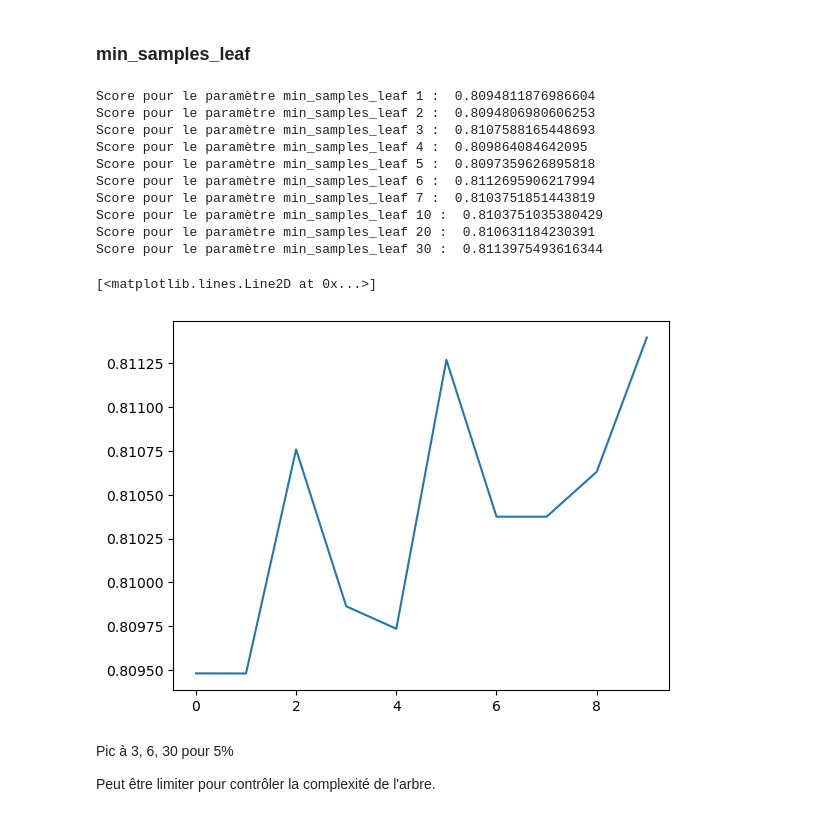
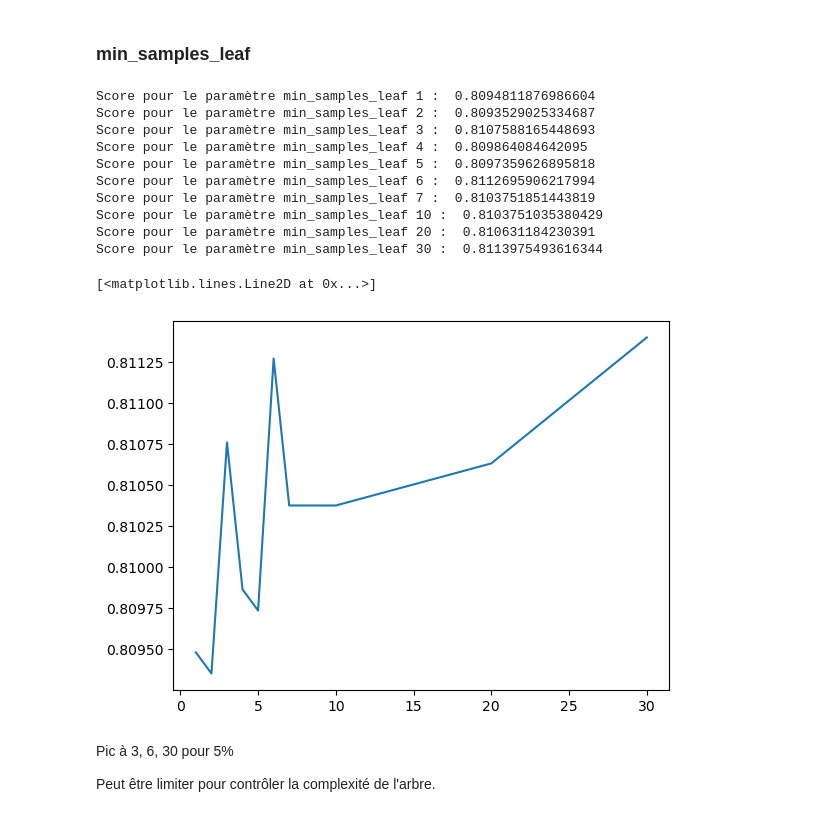
Before and after one commit to thomasclgnt/AS, a Jupyter notebook: GradientBoosting.ipynb, the cells around one changed output. Saved outputs shown, nothing was run; the diff lists cells and outputs as text; code cells hidden in the pictures.

Commit message:
maj abscisse graphes

```diff
--- a/GradientBoosting.ipynb
+++ b/GradientBoosting.ipynb
@@ -24,7 +24,7 @@ Y_all = labels
 X_all,Y_all = shuffle(X_all,Y_all, random_state=0)
 
 # Only use first N samples to limit training time
-sample = 0.01
+sample = 0.05
 num_samples = int(len(X_all)*sample)
 X,Y = X_all[:num_samples], Y_all[:num_samples]
 
@@ -88,9 +88,10 @@ Paramètres défaut : param_def ={
 # %%
 val_score = []
-for l in ['log_loss', 'exponential']:
+tab =['log_loss', 'exponential']
+for l in tab:
     score = cross_val_score(GradientBoostingClassifier(loss=l), X_train, Y_train, cv=5).mean()
     print("Score pour le paramètre loss", l, ": ",score)
     val_score.append(score)
 
-plt.plot(val_score)
+plt.plot(tab, val_score)
 # %% [output]
@@ -104,10 +105,11 @@ exponential a l'air meilleur
 ### Learning_rate
 # %%
 val_score = []
-for l in [0.1, 0.2, 0.3, 0.4, 0.5, 1.0, 2.0]:
+tab =[0.1, 0.2, 0.3, 0.4, 0.5, 1.0, 2.0]
+for l in tab:
     score = cross_val_score(GradientBoostingClassifier(learning_rate=l), X_train, Y_train, cv=5).mean()
     print("Score pour le paramètre learning_rate", l, ": ",score)
     val_score.append(score)
 
-plt.plot(val_score)
+plt.plot(tab, val_score)
 # %% [output]
@@ -194,26 +195,25 @@ Pic à 10 puis 50 pour 10% du dataset, possible que ça évolue en faisant évol
 # %%
 val_score = []
 tab = [1, 2, 3, 4, 5, 6, 7, 10, 20, 30]
 for m in tab :
     score = cross_val_score(GradientBoostingClassifier(min_samples_leaf=m), X_train, Y_train, cv=5).mean()
     print("Score pour le paramètre min_samples_leaf", m, ": ",score)
     val_score.append(score)
 
-# plt.scatter(val_score, tab)
-plt.plot(val_score)
+plt.plot(tab, val_score)
 # %% [output]
 Score pour le paramètre min_samples_leaf 1 :  0.8094811876986604
-Score pour le paramètre min_samples_leaf 2 :  0.8094806980606253
+Score pour le paramètre min_samples_leaf 2 :  0.8093529025334687
 Score pour le paramètre min_samples_leaf 3 :  0.8107588165448693
 Score pour le paramètre min_samples_leaf 4 :  0.809864084642095
 Score pour le paramètre min_samples_leaf 5 :  0.8097359626895818
 Score pour le paramètre min_samples_leaf 6 :  0.8112695906217994
 Score pour le paramètre min_samples_leaf 7 :  0.8103751851443819
 Score pour le paramètre min_samples_leaf 10 :  0.8103751035380429
 Score pour le paramètre min_samples_leaf 20 :  0.810631184230391
 Score pour le paramètre min_samples_leaf 30 :  0.8113975493616344
 [<matplotlib.lines.Line2D at 0x...>]
-[figure, old version]
+[figure, new version]
 # %% [markdown]
 Pic à 3, 6, 30 pour 5%
 
```
Also changed, not shown: parts of 7 cells of this notebook, 3 other files.
